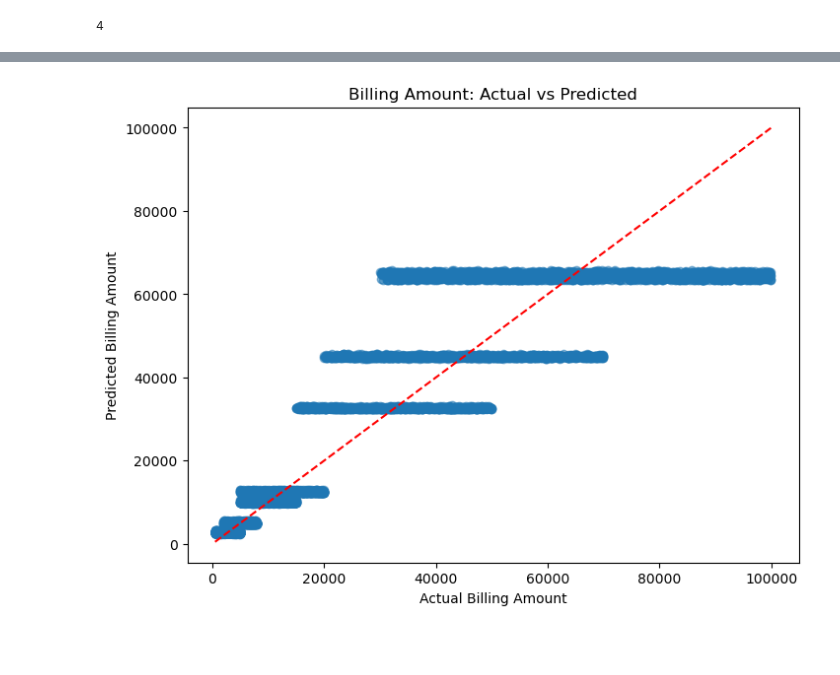
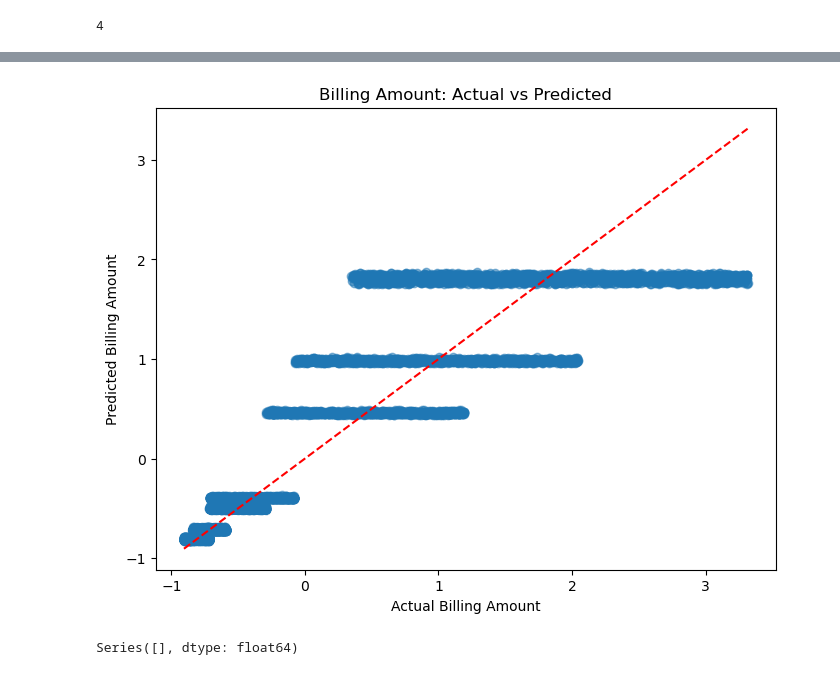
Before and after one commit to setripper/datathon2025, a Jupyter notebook: main.ipynb, the cells around one changed output, grey strips where cells are left out. Cells and saved outputs as stored; diff of their text form; code cells hidden in the pictures; blank space fills up the shorter version.

```diff
--- a/main.ipynb
+++ b/main.ipynb
@@ -90,18 +76,27 @@ plt.show()
 We trained two Random Forest models to help predict billing amount and the length of the stay based  on different patient demographics and certain medical details. Here is the beginning of it:
 # %%
 # Data Preprocessingg
-# Features that are good for the analysis for predicting billing amount + length of stay
-features = ['Age', 'Gender', 'Blood Type', 'Medical Condition', 'Medication', 'Admission Type', 'Insurance Provider']
+# Features that are good for the analysis for predicting billing amount + length of sta
+
+from sklearn.preprocessing import StandardScaler
+
+# Create a scaler
+scaler = StandardScaler()
+
+# Copy your DataFrame so you don't overwrite the original
+df_scaled = df.copy()
+df_scaled['Billing Amount'] = scaler.fit_transform(df[['Billing Amount']])
+
+features = ['Age', 'Gender', 'Blood Type', 'Medical Condition', 'Medication', 'Admission Type', 'Insurance Provider', 'Test Results', 'Hospital']
 
 # Main variables for analysis
 target_billing = 'Billing Amount'
 target_stay = 'Length of Stay'
 
+# Creating y Variables
+y_billing = df_scaled[target_billing]
+y_stay = df_scaled[target_stay]
 
-# Creating X and y Variables
+X_encoded = pd.get_dummies(df[features], drop_first=True)
 
-X = df[features]
-y_billing = df[target_billing]
-y_stay = df[target_stay]
-
-X_encoded = pd.get_dummies(X, drop_first=True)
+X_encoded
@@ -108,14 +117,14 @@ X_encoded = pd.get_dummies(X, drop_first=True)
 # %%
 # SPLITING DATA
-# Split into training and testing sets
-X_train, X_test, y_billing_train, y_billing_test = train_test_split(X_encoded, y_billing, test_size=0.2, random_state=42)
-_, _, y_stay_train, y_stay_test = train_test_split(X_encoded, y_stay, test_size=0.2, random_state=42)
+# Split into training and testing sets              features   result
+X_train, X_test, y_train, y_test = train_test_split(X_encoded, y_billing, test_size=0.2, random_state=42)
+_, _, y_stay_train, y_stay_test = train_test_split(df_scaled, y_stay, test_size=0.2, random_state=42)
 # %%
 # TRAIN THE MODELS
 
 # Billing Amount Prediction Model
 model_billing = RandomForestRegressor(random_state=42)
-model_billing.fit(X_train, y_billing_train)
+model_billing.fit(X_train, y_train)
 
 # Length of Stay Prediction Model
 model_stay = RandomForestRegressor(random_state=42)
@@ -230,15 +223,38 @@ df.drop(columns=["Doctor", "Hospital"])
 # %%
 from sklearn.linear_model import LinearRegression
 
-clf = LinearRegression().fit(X_train, y_billing_train)
+clf = LinearRegression().fit(X_train, y_train)
 logpred = clf.predict(X_test)
 # %%
 plt.figure(figsize=(8,6))
-plt.scatter(y_billing_test, logpred, alpha=0.5)
-plt.plot([y_billing_test.min(), y_billing_test.max()], [y_billing_test.min(), y_billing_test.max()], 'r--')
+plt.scatter(y_test, logpred, alpha=0.5)
+plt.plot([y_test.min(), y_test.max()], [y_test.min(), y_test.max()], 'r--')
 plt.xlabel('Actual Billing Amount')
 plt.ylabel('Predicted Billing Amount')
 plt.title('Billing Amount: Actual vs Predicted')
 plt.show()
 # %% [output]
-[figure, old version]
+[figure, new version]
+# %%
+import pandas as pd
+
+# Assume df is your DataFrame
+correlation_matrix = X_encoded.select_dtypes(include='number').corr(method='pearson')
+
+# Absolute correlation to rank strongest relationships
+correlation_matrix_abs = correlation_matrix.abs()
+
+# To find top correlated feature pairs
+import numpy as np
+
+# Mask the upper triangle to avoid duplicate pairs and self-correlations
+mask = np.triu(np.ones_like(correlation_matrix_abs, dtype=bool))
+correlation_matrix_masked = correlation_matrix_abs.mask(mask)
+
+# Stack and sort
+most_correlated_pairs = correlation_matrix_masked.stack().sort_values(ascending=False)
+
+# Display top N pairs
+print(most_correlated_pairs.head(50))
+# %% [output]
+Series([], dtype: float64)
```
Also changed, not shown: parts of 11 cells of this notebook.
